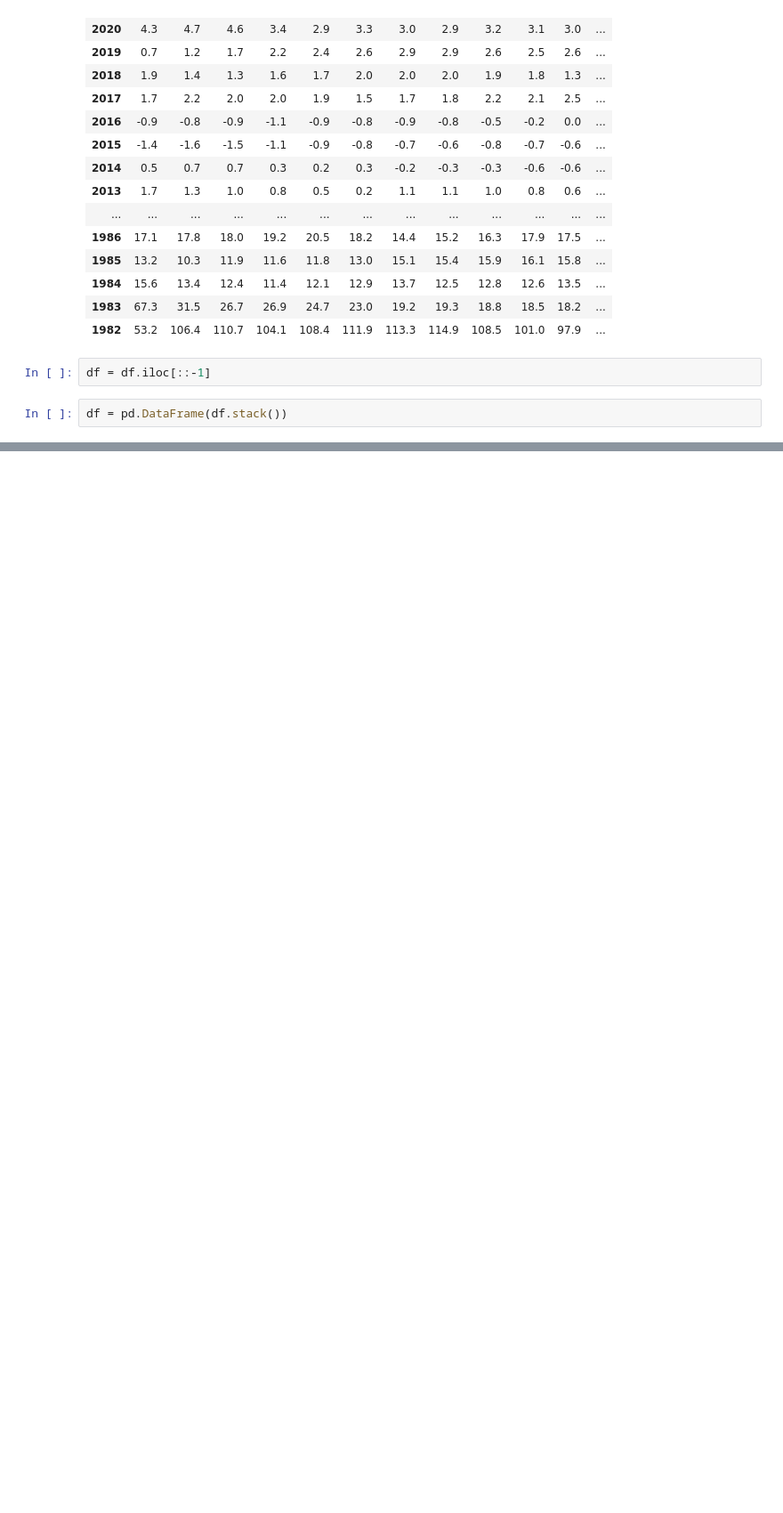
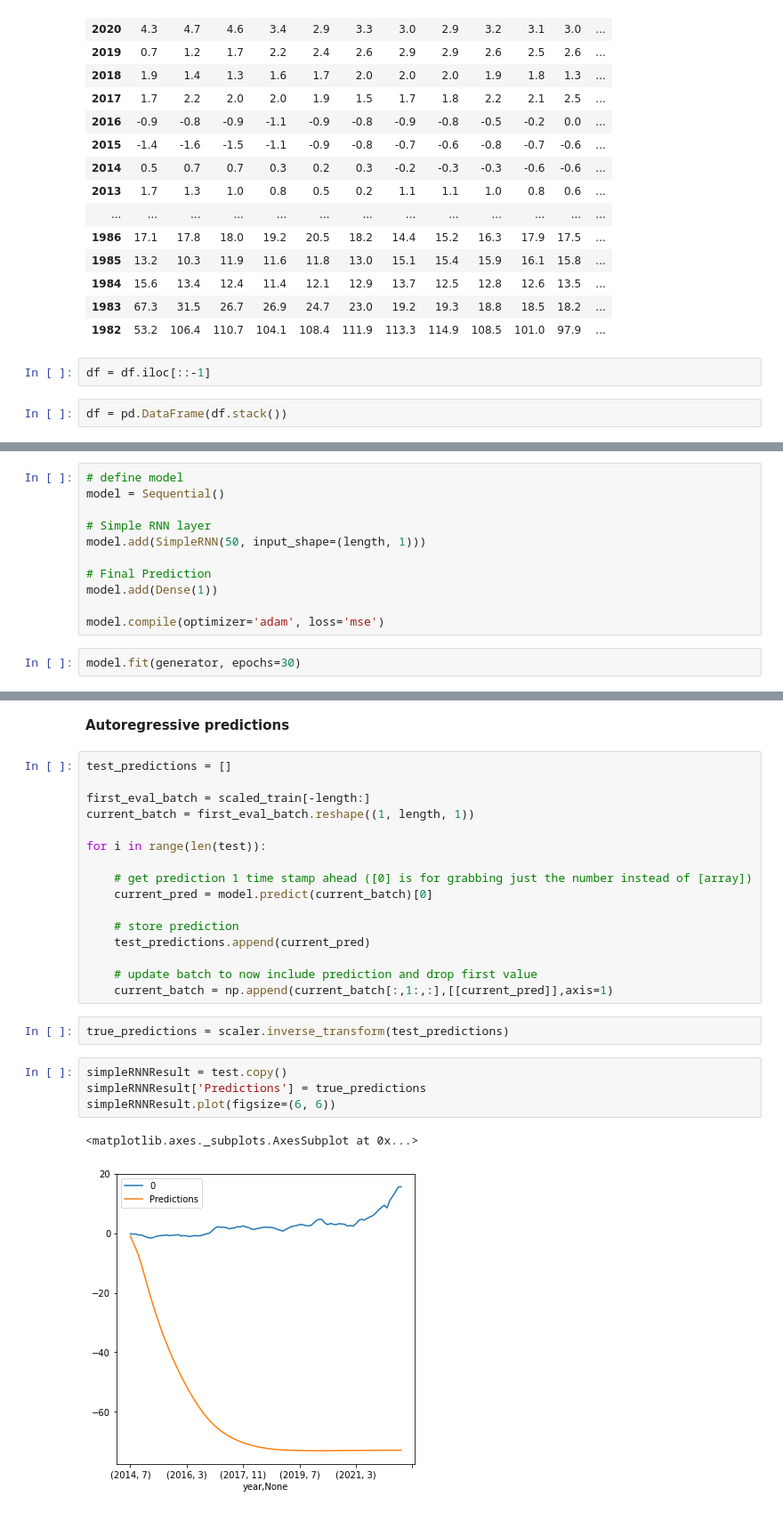
Before and after one commit to monikachudyba/ArtificialNeuralNetworkProjects, a Jupyter notebook: RNN-EconomicIndicators.ipynb, the cells around one changed output, grey strips where cells are left out. Shown at 89% size. Saved outputs shown, nothing was run; the diff lists cells and outputs as text; blank space fills up the shorter version.

Commit message:
simple RNN

```diff
--- a/RNN-EconomicIndicators.ipynb
+++ b/RNN-EconomicIndicators.ipynb
@@ -73,0 +115,13 @@ df.plot()
+# %%
+# define model
+model = Sequential()
+
+# Simple RNN layer
+model.add(SimpleRNN(50, input_shape=(length, 1)))
+
+# Final Prediction
+model.add(Dense(1))
+
+model.compile(optimizer='adam', loss='mse')
+# %%
+model.fit(generator, epochs=30)
@@ -73,0 +169,27 @@ df.plot()
+# %% [markdown]
+**Autoregressive predictions**
+# %%
+test_predictions = []
+
+first_eval_batch = scaled_train[-length:]
+current_batch = first_eval_batch.reshape((1, length, 1))
+
+for i in range(len(test)):
+
+    # get prediction 1 time stamp ahead ([0] is for grabbing just the number instead of [array])
+    current_pred = model.predict(current_batch)[0]
+
+    # store prediction
+    test_predictions.append(current_pred)
+
+    # update batch to now include prediction and drop first value
+    current_batch = np.append(current_batch[:,1:,:],[[current_pred]],axis=1)
+# %%
+true_predictions = scaler.inverse_transform(test_predictions)
+# %%
+simpleRNNResult = test.copy()
+simpleRNNResult['Predictions'] = true_predictions
+simpleRNNResult.plot(figsize=(6, 6))
+# %% [output]
+<matplotlib.axes._subplots.AxesSubplot at 0x...>
+[figure, added]
```
Also changed, not shown: parts of 33 cells of this notebook, 1 other file.
